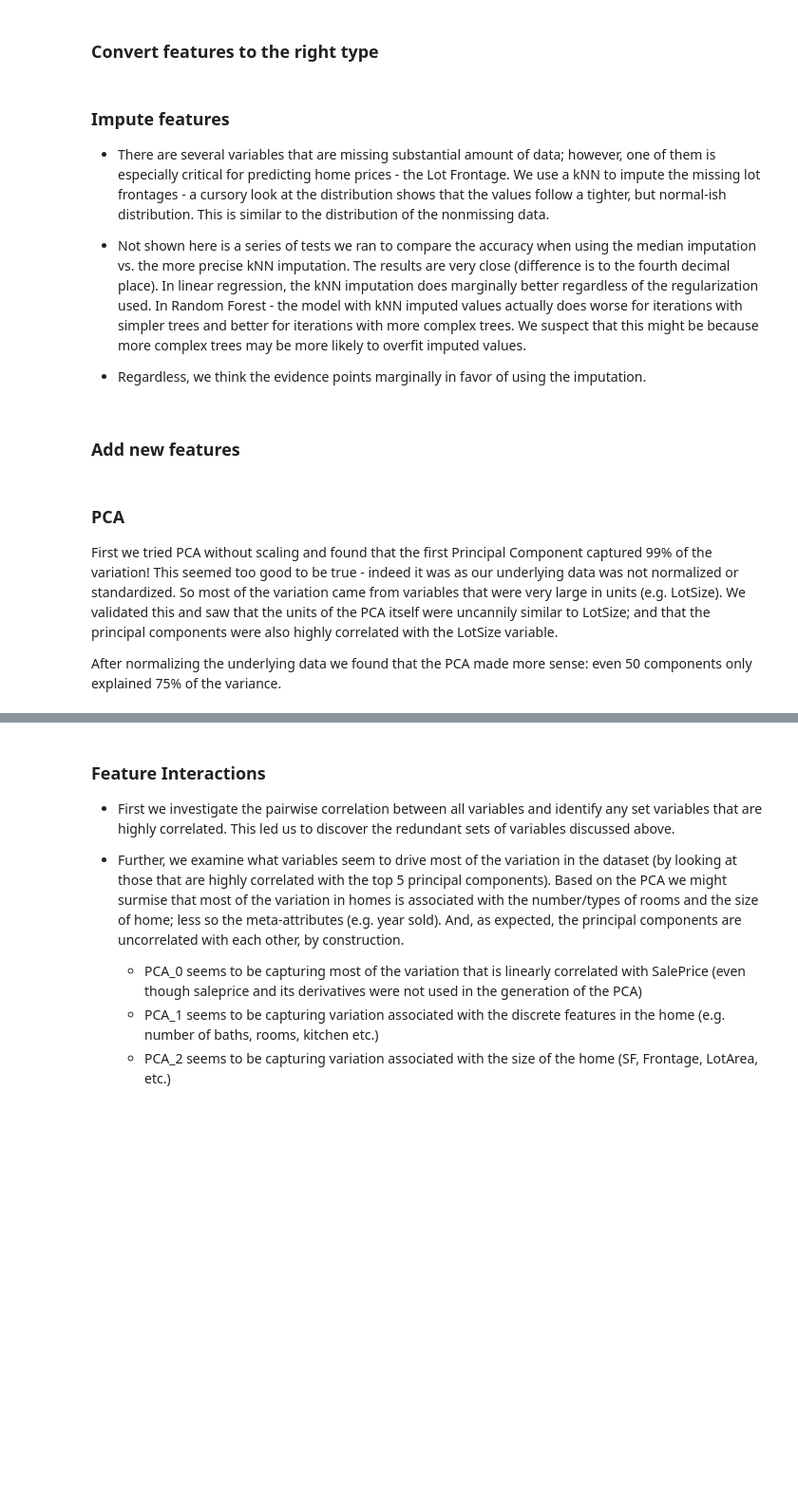
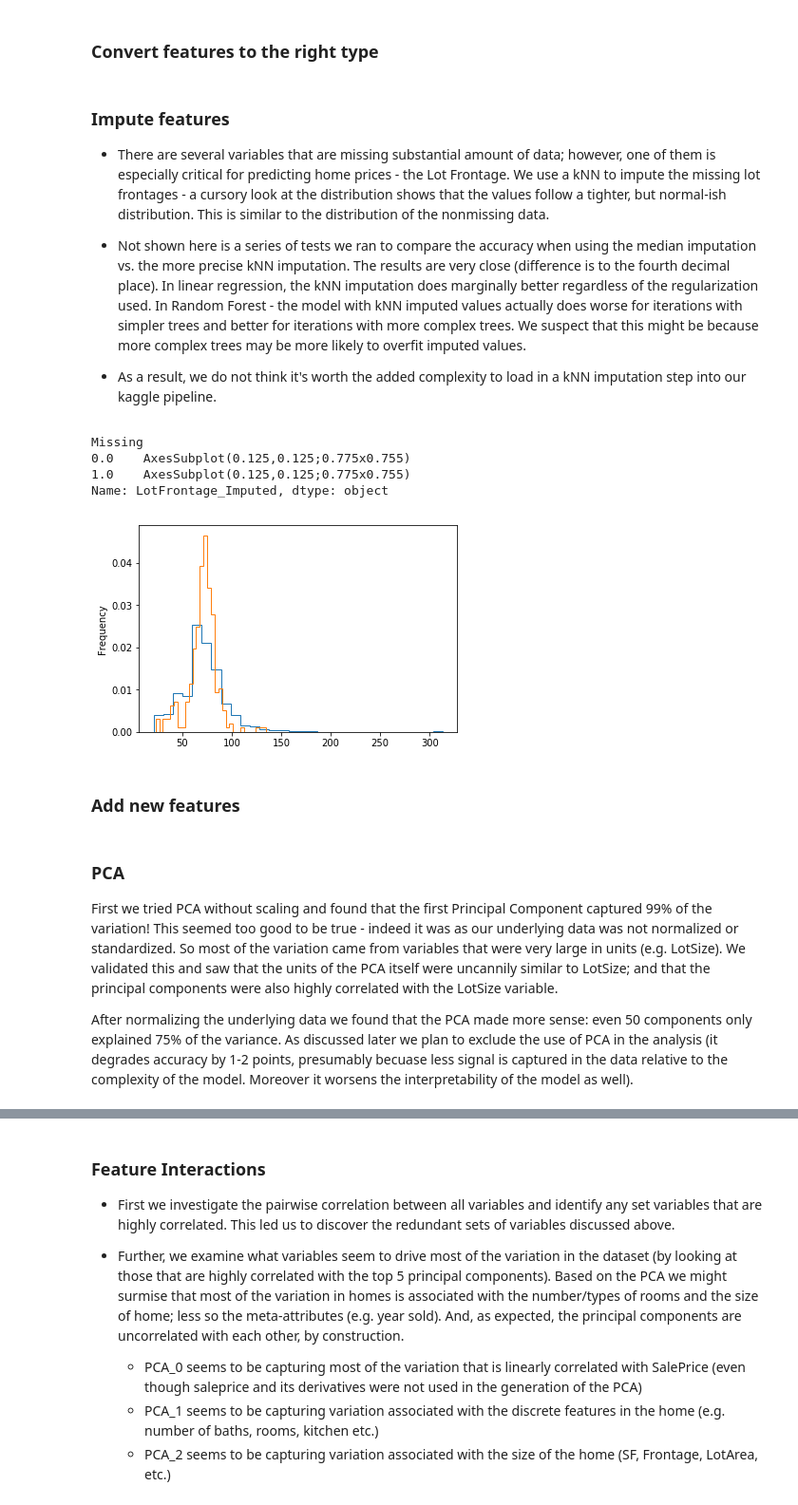
Before and after one commit to emrapport/w207_final_proj, a Jupyter notebook: Working Final Notebook_FeatureEngs.ipynb, the cells around one changed output, grey strips where cells are left out. Shown: that part at 95% size. Drawn from its saved outputs; the diff is of its cells as text; code cells hidden in the pictures; blank space fills up the shorter version.

Commit message:
merged my changes manually to feature engs workbook - removed lot frontage impute from train, exclude pca from train data, added test.csv to the repo

```diff
--- a/Working Final Notebook_FeatureEngs.ipynb
+++ b/Working Final Notebook_FeatureEngs.ipynb
@@ -278,9 +323,8 @@ test_data = convert_feature_types(test_data, original_test_data)
 
 - Not shown here is a series of tests we ran to compare the accuracy when using the median imputation vs. the more precise kNN imputation. The results are very close (difference is to the fourth decimal place). In linear regression, the kNN imputation does marginally better regardless of the regularization used. In Random Forest - the model with kNN imputed values actually does worse for iterations with simpler trees and better for iterations with more complex trees. We suspect that this might be because more complex trees may be more likely to overfit imputed values.
 
-- Regardless, we think the evidence points marginally in favor of using the imputation.
+- As a result, we do not think it's worth the added complexity to load in a kNN imputation step into our kaggle pipeline.
 # %%
-# TODO: YW - can you turn this into a function and handle train/test however you think is appropriate?
 # Impute one or two key variables that are missing a substantial amount of data
 # Normalize data before running
 scaler = StandardScaler(copy=True)
@@ -289,37 +333,43 @@ data_scaled = pd.DataFrame(data_scaled, index = data.index, columns = data.colum
 
 # For example, Lot Frontage
 knn = KNeighborsRegressor(n_neighbors=5, weights = 'distance')
 
 # Isolate training data and missing data
 notmissing_flag = data_LotFrontage_original.notnull()
 missing_flag = data_LotFrontage_original.isnull()
 
 # Define test data
 lotfrontage_data = data_scaled[notmissing_flag].drop(columns='LotFrontage')
 lotfrontage_labels = data_LotFrontage_original[notmissing_flag]
 
 # test missing (prediction data)
 lotfrontage_testdata = data_scaled.drop(columns='LotFrontage')
 
 # Use KNN to predict missing data
 knn.fit(lotfrontage_data, lotfrontage_labels)
 lotpredictions = knn.predict(lotfrontage_testdata).astype(int)
 
 # Plug it back into training data
 data_LotFrontage_imputed = data_LotFrontage_original.copy()
 data_LotFrontage_imputed[missing_flag] = lotpredictions
 data_LotF_df = pd.DataFrame(np.column_stack((data_LotFrontage_imputed, missing_flag)), columns = ['LotFrontage_Imputed', 'Missing'])
 
 # Plot the two histograms:
 dataforplot = data_LotF_df.groupby('Missing')['LotFrontage_Imputed']
 dataforplot.plot(kind='hist', bins = 30, density = True, histtype = 'step')
 
 # Plug back into the data
-data_LotFrontage_imputed_df = pd.DataFrame({'LotFrontage_Imputed': data_LotFrontage_imputed})
-data = pd.concat([data.drop(columns='LotFrontage'), data_LotFrontage_imputed_df], axis = 1)
+# data_LotFrontage_imputed_df = pd.DataFrame({'LotFrontage_Imputed': data_LotFrontage_imputed})
+# data = pd.concat([data.drop(columns='LotFrontage'), data_LotFrontage_imputed_df], axis = 1)
 
-## todo: this is just a hack for now so that they'll match - fix this after we decide how to handle all this
-test_data['LotFrontage_Imputed'] = test_data['LotFrontage']
+# ## todo: this is just a hack for now so that they'll match - fix this after we decide how to handle all this
+# test_data['LotFrontage_Imputed'] = test_data['LotFrontage']
+# %% [output]
+Missing
+0.0    AxesSubplot(0.125,0.125;0.775x0.755)
+1.0    AxesSubplot(0.125,0.125;0.775x0.755)
+Name: LotFrontage_Imputed, dtype: object
+[figure, added]
 # %% [markdown]
 ### Add new features
 # %%
@@ -335,5 +385,5 @@ train_data = add_new_features(test_data)
 
 First we tried PCA without scaling and found that the first Principal Component captured 99% of the variation! This seemed too good to be true - indeed it was as our underlying data was not normalized or standardized. So most of the variation came from variables that were very large in units (e.g. LotSize). We validated this and saw that the units of the PCA itself were uncannily similar to LotSize; and that the principal components were also highly correlated with the LotSize variable.
 
-After normalizing the underlying data we found that the PCA made more sense: even 50 components only explained 75% of the variance.
+After normalizing the underlying data we found that the PCA made more sense: even 50 components only explained 75% of the variance. As discussed later we plan to exclude the use of PCA in the analysis (it degrades accuracy by 1-2 points, presumably becuase less signal is captured in the data relative to the complexity of the model. Moreover it worsens the interpretability of the model as well).
 # %%
```
Also changed, not shown: parts of 12 cells of this notebook, 7 other files.
